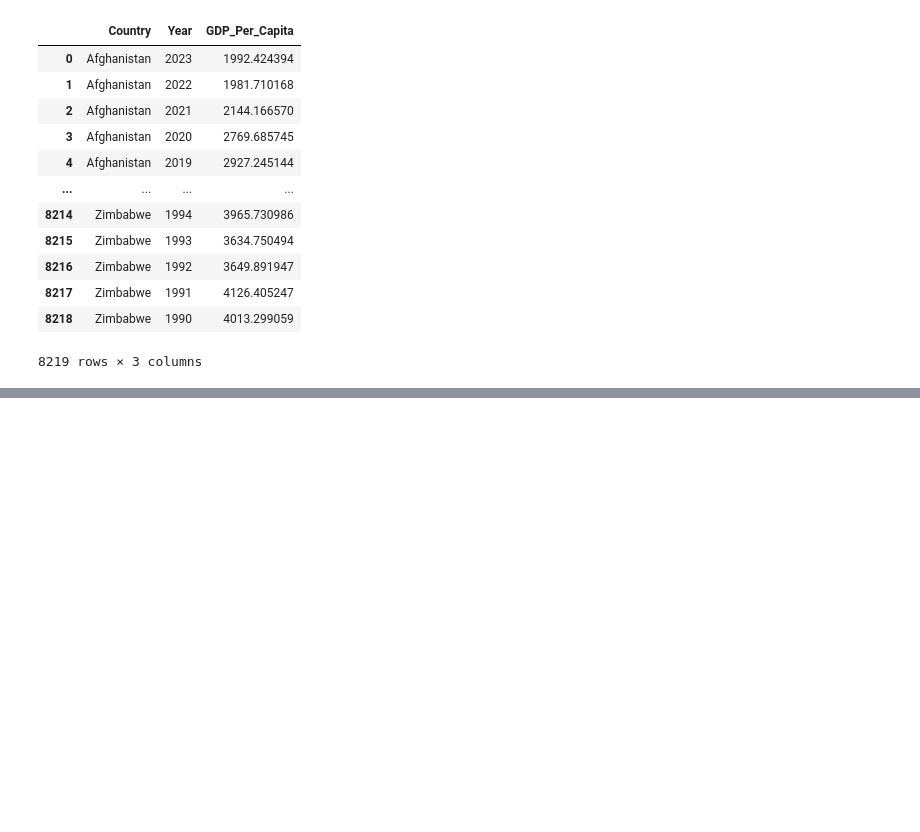
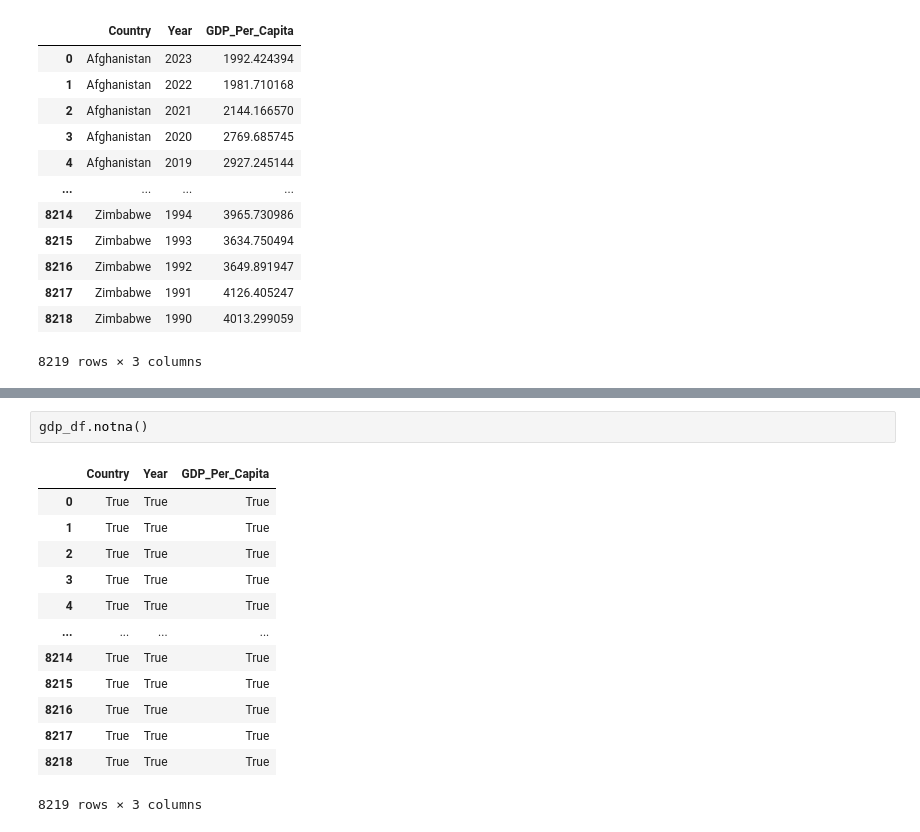
Before and after one commit to NSS-Full-Time-Data-Analytics-16/un-project-jaimreyes, a Jupyter notebook: notebook/un_project.ipynb, the cells around one changed output, grey strips where cells are left out. Saved outputs shown, nothing was run; the diff lists cells and outputs as text; blank space fills up the shorter version.

```diff
--- a/notebook/un_project.ipynb
+++ b/notebook/un_project.ipynb
@@ -67,0 +102,16 @@ gdp_df
+# %%
+gdp_df.notna()
+# %% [output]
+|  | Country | Year | GDP_Per_Capita |
+| 0 | True | True | True |
+| 1 | True | True | True |
+| 2 | True | True | True |
+| 3 | True | True | True |
+| 4 | True | True | True |
+| ... | ... | ... | ... |
+| 8214 | True | True | True |
+| 8215 | True | True | True |
+| 8216 | True | True | True |
+| 8217 | True | True | True |
+| 8218 | True | True | True |
+8219 rows × 3 columns
```
Also changed, not shown: parts of 9 cells of this notebook.
